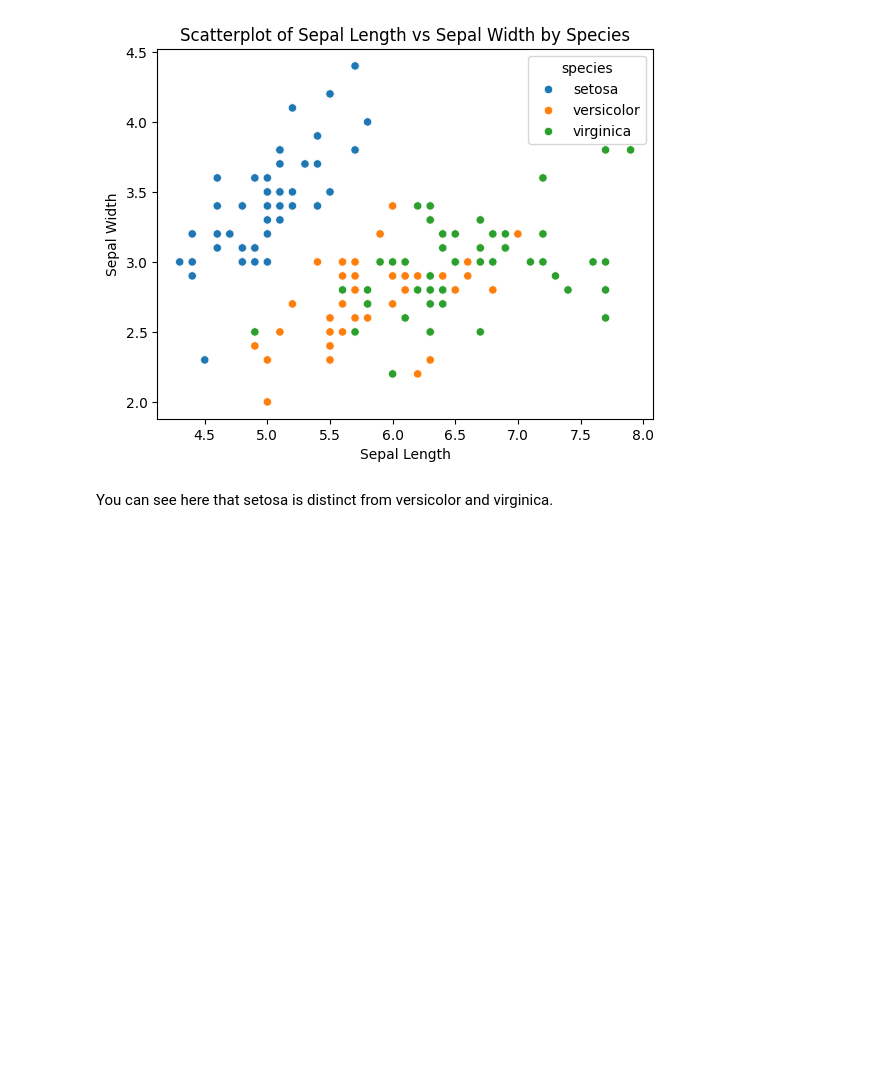
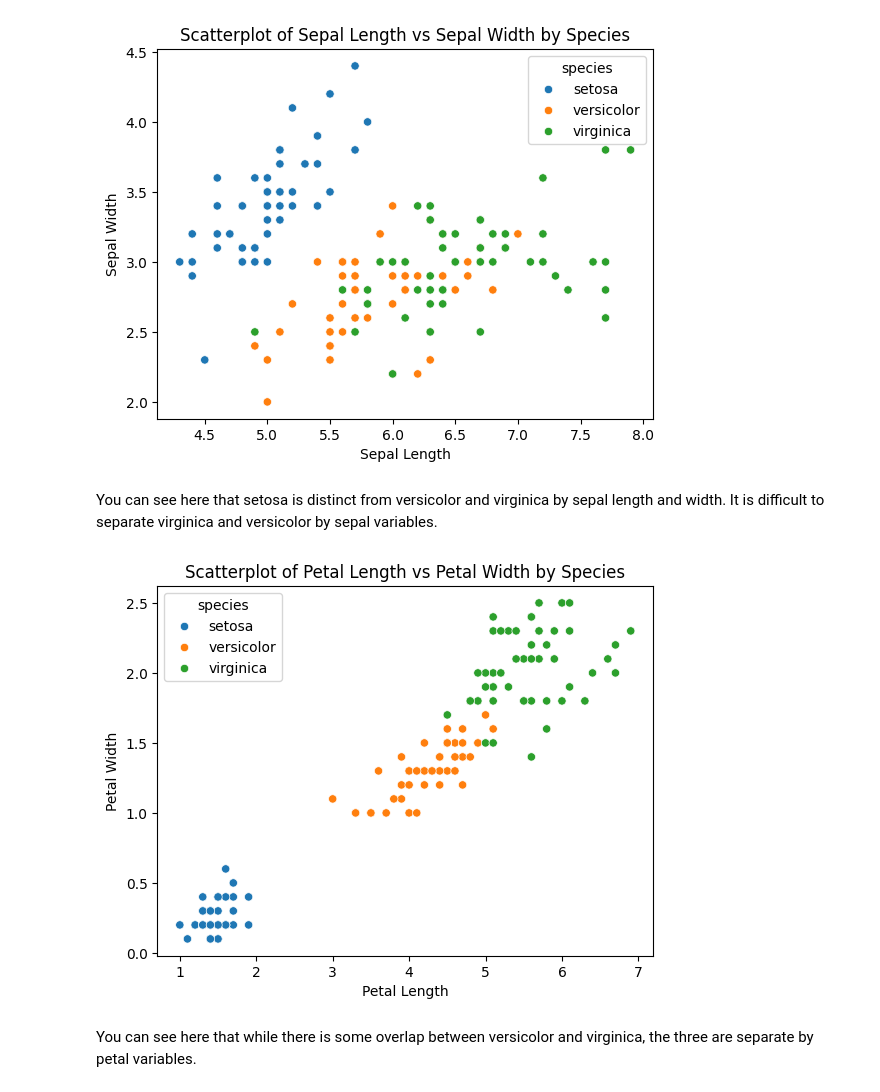
Before and after one commit to drpafowler/datafun-04-jupyter, a Jupyter notebook: philip_eda.ipynb, the cells around one changed output. Saved outputs shown, nothing was run; the diff lists cells and outputs as text; code cells hidden in the pictures; blank space fills up the shorter version.

```diff
--- a/philip_eda.ipynb
+++ b/philip_eda.ipynb
@@ -103,7 +157,22 @@ plt.show()
 # %% [output]
 [figure]
 # %% [markdown]
-You can see here that setosa is distinct from versicolor and virginica.
+You can see here that setosa is distinct from versicolor and virginica by sepal length and width.  It is difficult to separate virginica and versicolor by sepal variables.
+# %%
+# Create scatterplot
+sns.scatterplot(data=df, x='petal_length', y='petal_width', hue='species')
+
+# Add labels and title
+plt.xlabel('Petal Length')
+plt.ylabel('Petal Width')
+plt.title('Scatterplot of Petal Length vs Petal Width by Species')
+
+# Display the plot
+plt.show()
+# %% [output]
+[figure, added]
+# %% [markdown]
+You can see here that while there is some overlap between versicolor and virginica, the three are separate by petal variables.
 # %%
 # Let's create a heatmap of the correlation matrix
 numeric_df = df.select_dtypes(include='number')
```
Also changed, not shown: parts of 16 cells of this notebook.
